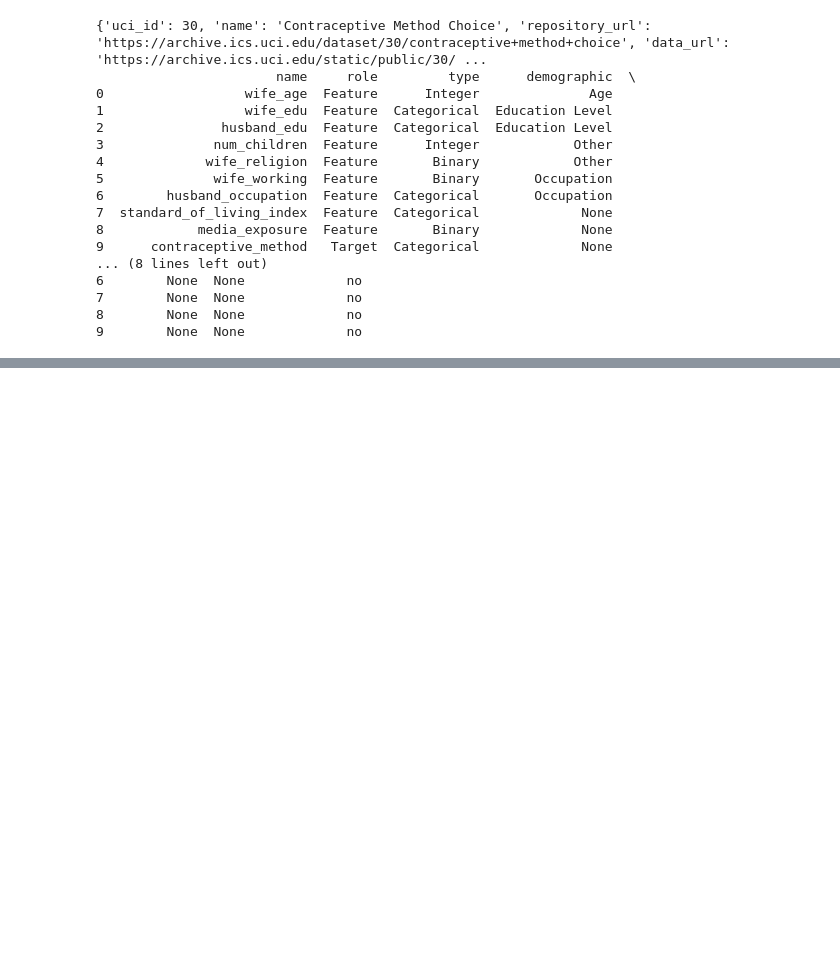
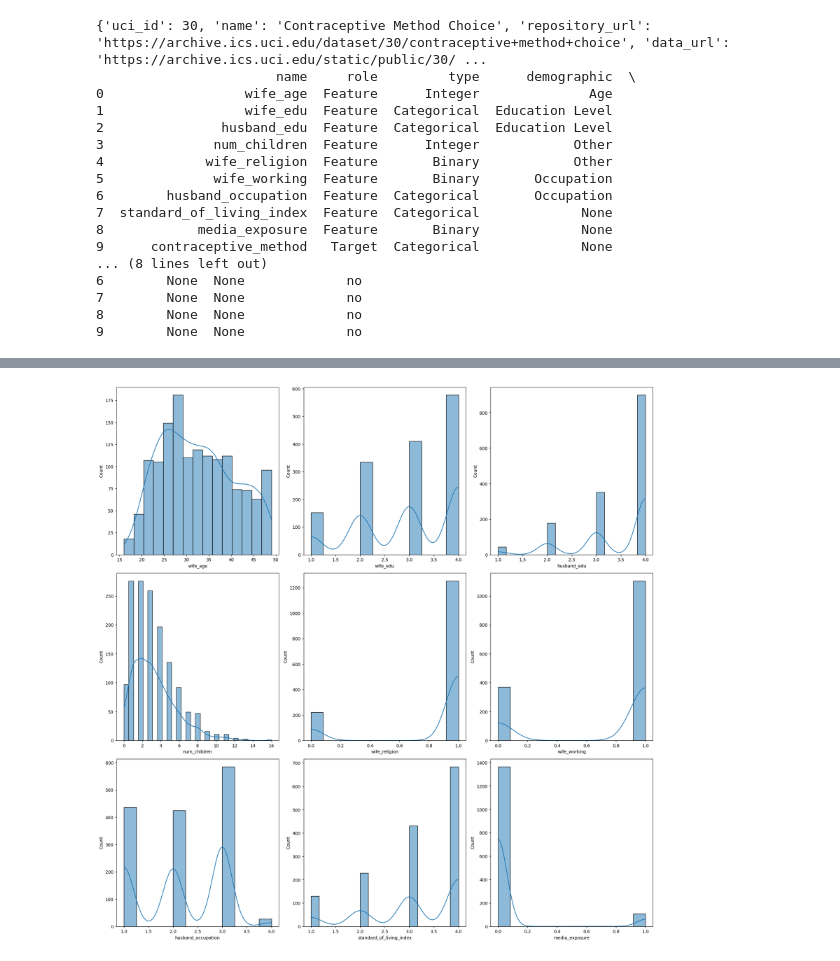
Before and after one commit to 9963KK/MATH5836, a Jupyter notebook: ass2/ass2.ipynb, the cells around one changed output, grey strips where cells are left out. Drawn from its saved outputs; the diff is of its cells as text; code cells hidden in the pictures; blank space fills up the shorter version.

```diff
--- a/ass2/ass2.ipynb
+++ b/ass2/ass2.ipynb
@@ -408,0 +424,9 @@ print(contraceptive_method_choice.variables)
+# %%
+# 使用可视化分析每个变量的分布函数
+plt.figure(figsize=(18, 18))
+for i, col in enumerate(X_B.columns):
+    plt.subplot(3, 3, i + 1)
+    sns.histplot(X_B[col], kde=True)
+plt.tight_layout()
+# %% [output]
+[figure, added]
```
Also changed, not shown: parts of 9 cells of this notebook, 8 other files.
